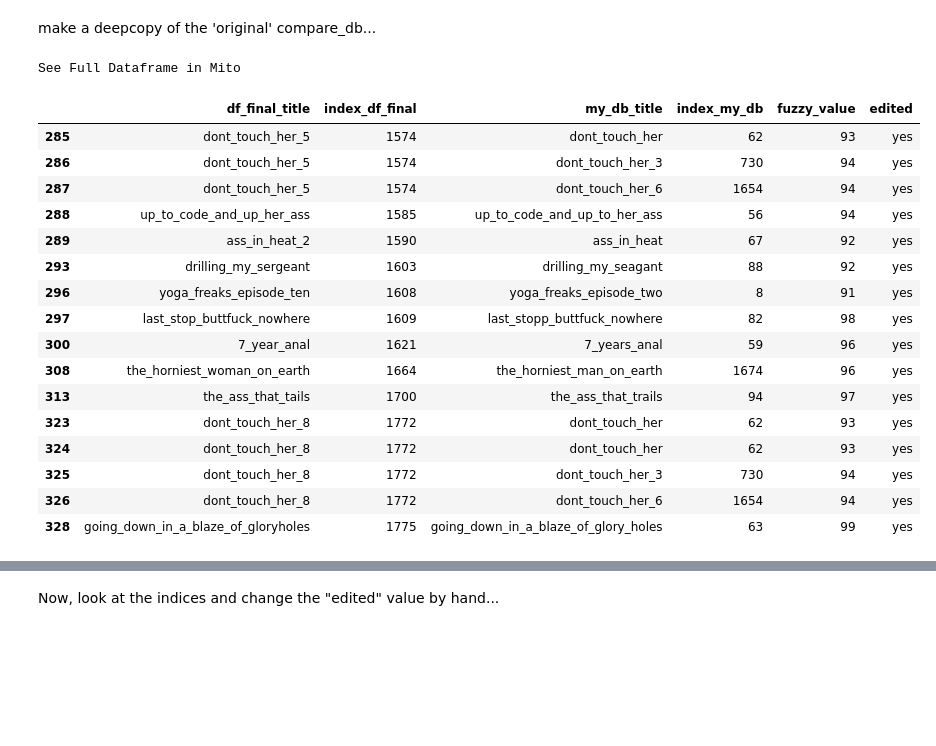
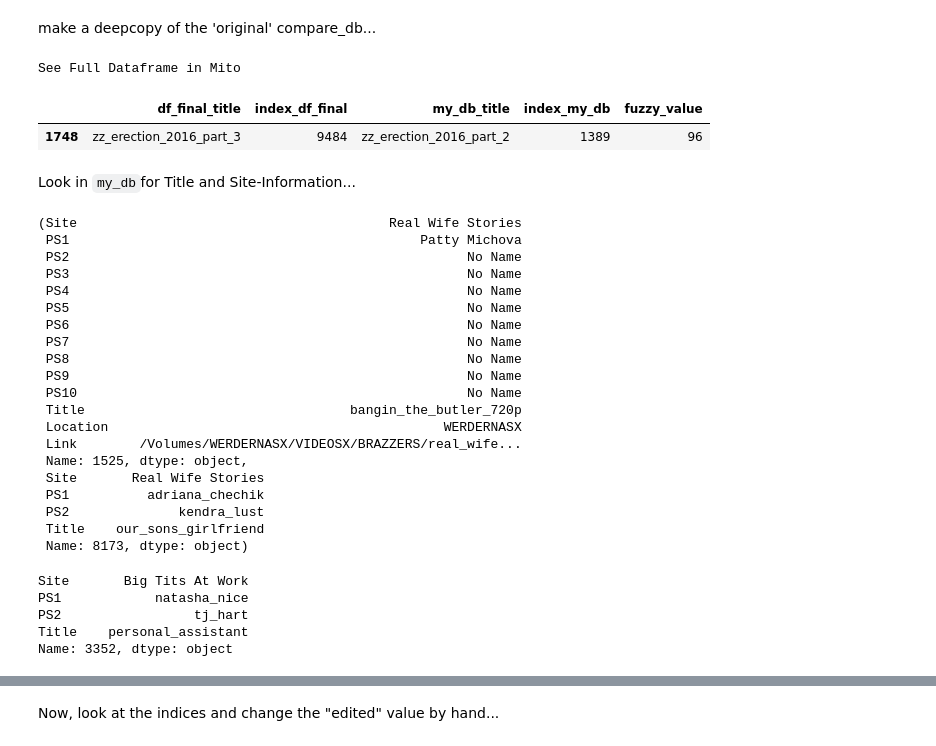
Before and after one commit to docwerder/braz, a Jupyter notebook: site_scans/scancompare_df_final_my_db.ipynb, the cells around one changed output, grey strips where cells are left out. Cells and saved outputs as stored; diff of their text form; code cells hidden in the pictures; blank space fills up the shorter version.

```diff
--- a/site_scans/scancompare_df_final_my_db.ipynb
+++ b/site_scans/scancompare_df_final_my_db.ipynb
@@ -228,25 +228,43 @@ df_compare_db_14_04_22.to_csv('df_compare_db_14_04_22.csv')
 # %%
 compare_db = pd.read_csv('df_compare_db_14_04_22.csv', index_col=[0])
 # %%
-compare_db[compare_db['fuzzy_value'] != 100][89:105]
+compare_db[compare_db['fuzzy_value'] != 100][249:260]
 # %% [output]
 See Full Dataframe in Mito
-|  | df_final_title | index_df_final | my_db_title | index_my_db | fuzzy_value | edited |
-| 285 | dont_touch_her_5 | 1574 | dont_touch_her | 62 | 93 | yes |
-| 286 | dont_touch_her_5 | 1574 | dont_touch_her_3 | 730 | 94 | yes |
-| 287 | dont_touch_her_5 | 1574 | dont_touch_her_6 | 1654 | 94 | yes |
-| 288 | up_to_code_and_up_her_ass | 1585 | up_to_code_and_up_to_her_ass | 56 | 94 | yes |
-| 289 | ass_in_heat_2 | 1590 | ass_in_heat | 67 | 92 | yes |
-| 293 | drilling_my_sergeant | 1603 | drilling_my_seagant | 88 | 92 | yes |
-| 296 | yoga_freaks_episode_ten | 1608 | yoga_freaks_episode_two | 8 | 91 | yes |
-| 297 | last_stop_buttfuck_nowhere | 1609 | last_stopp_buttfuck_nowhere | 82 | 98 | yes |
-| 300 | 7_year_anal | 1621 | 7_years_anal | 59 | 96 | yes |
-| 308 | the_horniest_woman_on_earth | 1664 | the_horniest_man_on_earth | 1674 | 96 | yes |
-| 313 | the_ass_that_tails | 1700 | the_ass_that_trails | 94 | 97 | yes |
-| 323 | dont_touch_her_8 | 1772 | dont_touch_her | 62 | 93 | yes |
-| 324 | dont_touch_her_8 | 1772 | dont_touch_her | 62 | 93 | yes |
-| 325 | dont_touch_her_8 | 1772 | dont_touch_her_3 | 730 | 94 | yes |
-| 326 | dont_touch_her_8 | 1772 | dont_touch_her_6 | 1654 | 94 | yes |
-| 328 | going_down_in_a_blaze_of_gloryholes | 1775 | going_down_in_a_blaze_of_glory_holes | 63 | 99 | yes |
+|  | df_final_title | index_df_final | my_db_title | index_my_db | fuzzy_value |
+| 1748 | zz_erection_2016_part_3 | 9484 | zz_erection_2016_part_2 | 1389 | 96 |
+# %% [markdown]
+Look in `my_db`for Title and Site-Information...
+# %%
+df_my_db.iloc[1525], df_final.iloc[8173]
+# %% [output]
+(Site                                        Real Wife Stories
+ PS1                                             Patty Michova
+ PS2                                                   No Name
+ PS3                                                   No Name
+ PS4                                                   No Name
+ PS5                                                   No Name
+ PS6                                                   No Name
+ PS7                                                   No Name
+ PS8                                                   No Name
+ PS9                                                   No Name
+ PS10                                                  No Name
+ Title                                  bangin_the_butler_720p
+ Location                                           WERDERNASX
+ Link        /Volumes/WERDERNASX/VIDEOSX/BRAZZERS/real_wife...
+ Name: 1525, dtype: object,
+ Site       Real Wife Stories
+ PS1          adriana_chechik
+ PS2              kendra_lust
+ Title    our_sons_girlfriend
+ Name: 8173, dtype: object)
+# %%
+df_final.iloc[3352]
+# %% [output]
+Site       Big Tits At Work
+PS1            natasha_nice
+PS2                 tj_hart
+Title    personal_assistant
+Name: 3352, dtype: object
 # %%
 compare_db[compare_db['fuzzy_value'] != 100][89:105].index.values
```
Also changed, not shown: parts of 15 cells of this notebook, 3 other files.
